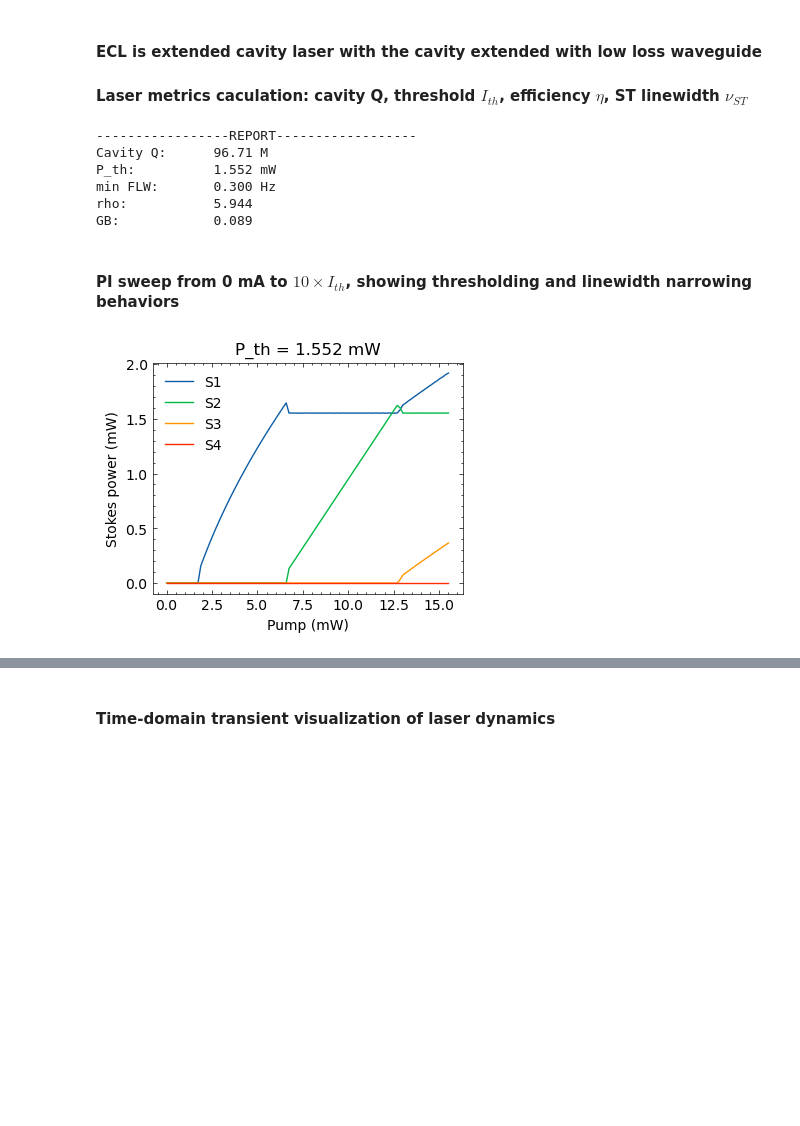
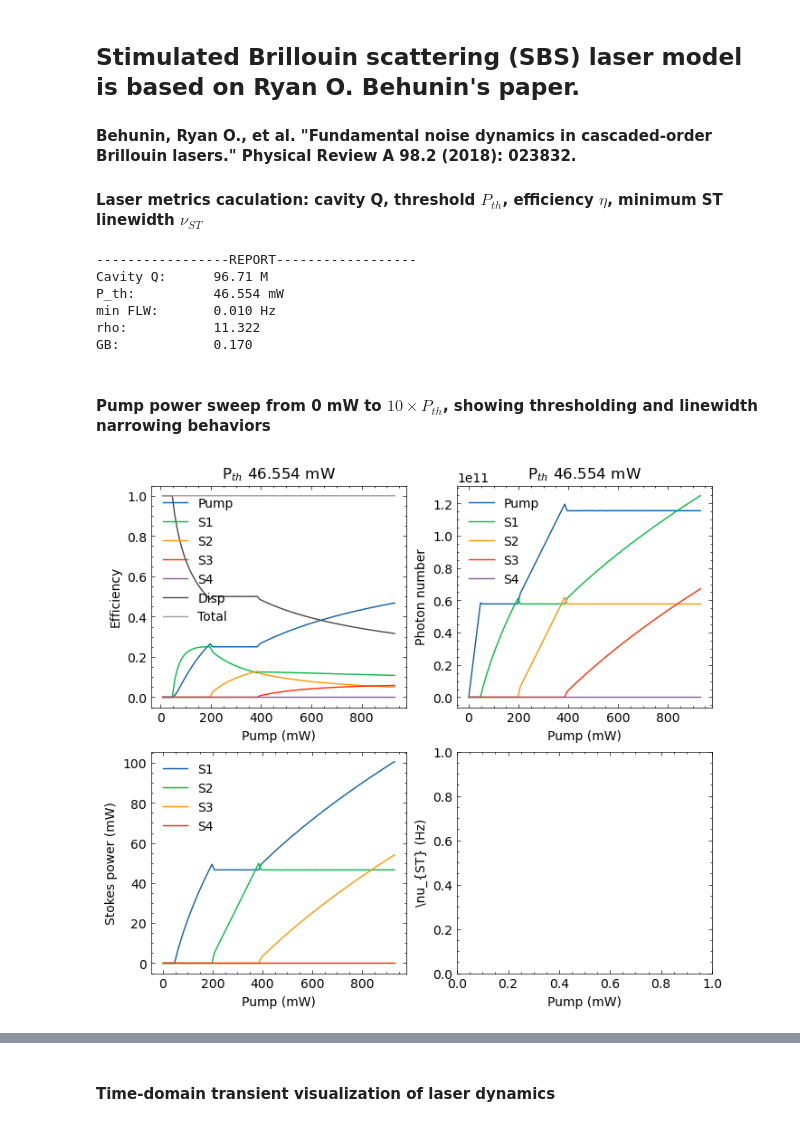
Before and after one commit to kaikai-liu/pyphotonicsims, a Jupyter notebook: notebook/SBSmodel-test.ipynb, the cells around one changed output, grey strips where cells are left out. Cells and saved outputs as stored; diff of their text form; code cells hidden in the pictures; blank space fills up the shorter version.

Commit message:
sbs laser model, pump sweep, detuning sweep

```diff
--- a/notebook/SBSmodel-test.ipynb
+++ b/notebook/SBSmodel-test.ipynb
@@ -13,21 +15,72 @@ from pyphotonicsims.laser_dynamics.brillouin_laser import *
 plt.style.use('science')
 plt.rcParams['figure.figsize'] = [4,3]
 # %% [markdown]
-#### ECL is extended cavity laser with the cavity extended with low loss waveguide
-#### Laser metrics caculation: cavity Q, threshold $I_{th}$, efficiency $\eta$, ST linewidth $\nu_{ST}$
+## Stimulated Brillouin scattering (SBS) laser model is based on Ryan O. Behunin's paper.
+#### Behunin, Ryan O., et al. "Fundamental noise dynamics in cascaded-order Brillouin lasers." Physical Review A 98.2 (2018): 023832.
+#### Laser metrics caculation: cavity Q, threshold $P_{th}$, efficiency $\eta$, minimum ST linewidth $\nu_{ST}$
 # %%
-sbs = SBSLaser(ord = 4, vST_min = 0.3)
+# # 400 MQ
+# r = [0.9, 0.4]          # loss rates = [intrinsic, coupling] in MHz
+# L = 2*np.pi*11.787e-3   # cavity length in meter
+# vST_min = 0.3           # minimum S1 ST linewidth in Hz
+
+# # 70 MQ
+# r = [1.8, 1.8]
+# L = 2*np.pi*11.787e-3
+# vST_min = 0.7
+
+# # 30 MQ OR3
+# r = [3.5, 3.5]
+# L = 2*np.pi*11.787e-3
+# vST_min = 0.7
+
+# # 30 MQ OR3
+# r = [3.5, 3.5]
+# L = 2*np.pi*11.787e-3
+# vST_min = 0.7
+
+# # 700MQ etched silica
+# r = [3.5, 3.5]
+# L = 2*np.pi*3e-3
+# vST_min = 0.09
+
+# # 700MQ TM at 1570
+# r = [0.32, 0.056]
+# L = 2*np.pi*11.787e-3
+# vST_min = 0.15
+
+# # double-ring 40nm TE SBS at 1550
+# r = [0.8, 0.8]
+# L = 2*np.pi*11.787e-3
+# vST_min = 0.2
+
+# # double-ring 80nm TM SBS at 1570
+# r = [1.7, 1.2]
+# L = 2*np.pi*11.787e-3
+# vST_min = 0.5
+
+# # 800MQ 4 meter fiber cavity at 1550
+# r = [0.30, 0.40]
+# L = 2*np.pi*11.787e-3
+# vST_min = 0.007
+
+# 100MQ 4 meter coil
+r = [1.0, 1.0]
+L = 4.
+vST_min = 0.01
+
+sbs = SBSLaser(ord = 4, r = r, L = L, vST_min = vST_min)
 # %% [output]
 -----------------REPORT------------------
 Cavity Q:      96.71 M
-P_th:          1.552 mW
-min FLW:       0.300 Hz
-rho:           5.944
-GB:            0.089
+P_th:          46.554 mW
+min FLW:       0.010 Hz
+rho:           11.322
+GB:            0.170
 # %% [markdown]
-#### PI sweep from 0 mA to $10\times I_{th}$, showing thresholding and linewidth narrowing behaviors
+#### Pump power sweep from 0 mW to $10\times P_{th}$, showing thresholding and linewidth narrowing behaviors
 # %%
-Px = np.linspace(0,10*sbs.P_th,100)
-sbs.transient_visulization(Px)
+Px = np.linspace(0,20*sbs.P_th,100)
+sbs.pump_sweep_visulization(Px)
 # %% [output]
-[figure, old version]
+[figure, new version]
```
Also changed, not shown: parts of 4 cells of this notebook, 1 other file.
